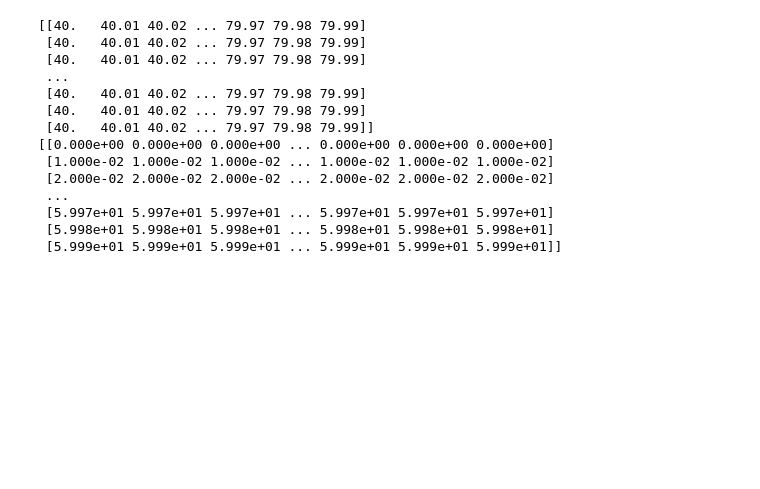
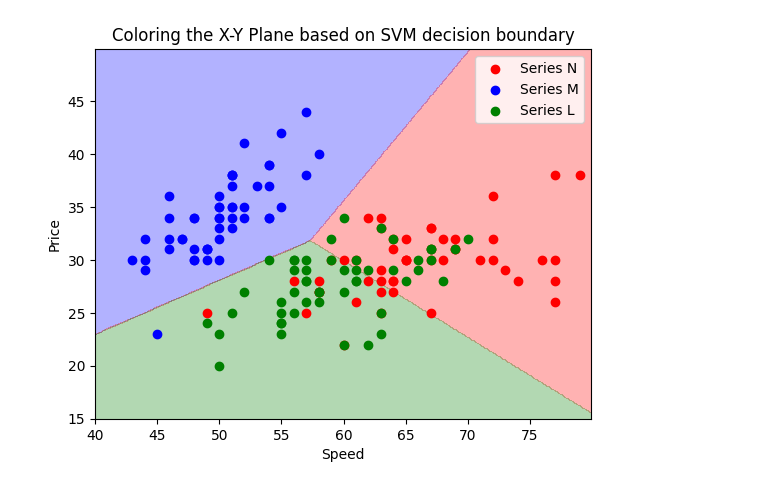
Before and after one commit to Aditya-Y-29/ML-Assignments, a Jupyter notebook: Assignment-2/Task2.ipynb, the cells around one changed output. Saved outputs shown, nothing was run; the diff lists cells and outputs as text; code cells hidden in the pictures; blank space fills up the shorter version.

```diff
--- a/Assignment-2/Task2.ipynb
+++ b/Assignment-2/Task2.ipynb
@@ -31,0 +75,11 @@ print(df)
+# %%
+def condition_function(x, y):
+    value_1 = (weight_vector_m[0] * x + weight_vector_m[1] * y + intercept_m)
+    value_2 = (weight_vector_n[0] * x + weight_vector_n[1] * y + intercept_n)
+    value_3 = (weight_vector_l[0] * x + weight_vector_l[1] * y + intercept_l)
+    if value_1 >= value_2 and value_1 >= value_3:
+        return 0
+    if value_2 >= value_1 and value_2 >= value_3:
+        return 1
+    if value_3 >= value_2 and value_3 >= value_1:
+        return 2
@@ -153,47 +182,21 @@ plt.show()
 # %%
-x_min, x_max = 40, 80
-y_min, y_max = 0, 60
-step = 0.01
-xx, yy = np.meshgrid(np.arange(x_min, x_max, step),
-                     np.arange(y_min, y_max, step))
-print(xx)
-print(yy)
-# Define your condition function
-def condition_function(x, y):
-    value_1 = (weight_vector_m[0] * x + weight_vector_m[1] * y + intercept_m) / np.linalg.norm(weight_vector_m)
-    value_2 = (weight_vector_n[0] * x + weight_vector_n[1] * y + intercept_n) / np.linalg.norm(weight_vector_n)
-    value_3 = (weight_vector_l[0] * x + weight_vector_l[1] * y + intercept_l) / np.linalg.norm(weight_vector_l)
-    if value_1 >= value_2 and value_1 >= value_3:
-        return 0
-    if value_2 >= value_1 and value_2 >= value_3:
-        return 1
-    if value_3 >= value_2 and value_3 >= value_1:
-        return 2
-
-# Evaluate the condition for each point in the grid
-condition_values = np.vectorize(condition_function)(xx, yy)
-print(condition_values)
-# Plot the colored x-y plane
-plt.contourf(xx, yy, condition_values, levels=[-0.5, 0.5, 1.5, 2.5], colors=('blue', 'green', 'red'),  alpha=0.3)
-plt.scatter(dataframe[dataframe['Model'] == 'Series N'][x_column], dataframe[dataframe['Model'] == 'Series N'][y_column], c='red', label='Series N')
-plt.scatter(dataframe[dataframe['Model'] == 'Series M'][x_column], dataframe[dataframe['Model'] == 'Series M'][y_column], c='blue', label='Series M')
-plt.scatter(dataframe[dataframe['Model'] == 'Series L'][x_column], dataframe[dataframe['Model'] == 'Series L'][y_column], c='green', label='Series L')
-plt.xlabel('X')
-plt.ylabel('Y')
-plt.title('Coloring the X-Y Plane based on Condition')
-plt.show()
+# Plotting desicion boundary of SVM.
+def plot_svm_decision_boundary():
+    x_min, x_max = 40, 80
+    y_min, y_max = 15, 50
+    step = 0.1
+    xx, yy = np.meshgrid(np.arange(x_min, x_max, step), np.arange(y_min, y_max, step))
+    condition_values = np.vectorize(condition_function)(xx, yy)
+    plt.contourf(xx, yy, condition_values, levels=[-0.5, 0.5, 1.5, 2.5], colors=('blue', 'red', 'green'),  alpha=0.3)
+    plt.scatter(dataframe[dataframe['Model'] == 'Series N'][x_column], dataframe[dataframe['Model'] == 'Series N'][y_column], c='red', label='Series N')
+    plt.scatter(dataframe[dataframe['Model'] == 'Series M'][x_column], dataframe[dataframe['Model'] == 'Series M'][y_column], c='blue', label='Series M')
+    plt.scatter(dataframe[dataframe['Model'] == 'Series L'][x_column], dataframe[dataframe['Model'] == 'Series L'][y_column], c='green', label='Series L')
+    plt.xlabel('Speed')
+    plt.ylabel('Price')
+    plt.legend()
+    plt.title('Coloring the X-Y Plane based on SVM decision boundary')
+    plt.show()
-# %% [output]
-[[40.   40.01 40.02 ... 79.97 79.98 79.99]
- [40.   40.01 40.02 ... 79.97 79.98 79.99]
- [40.   40.01 40.02 ... 79.97 79.98 79.99]
- ...
- [40.   40.01 40.02 ... 79.97 79.98 79.99]
- [40.   40.01 40.02 ... 79.97 79.98 79.99]
- [40.   40.01 40.02 ... 79.97 79.98 79.99]]
-[[0.000e+00 0.000e+00 0.000e+00 ... 0.000e+00 0.000e+00 0.000e+00]
- [1.000e-02 1.000e-02 1.000e-02 ... 1.000e-02 1.000e-02 1.000e-02]
- [2.000e-02 2.000e-02 2.000e-02 ... 2.000e-02 2.000e-02 2.000e-02]
- ...
- [5.997e+01 5.997e+01 5.997e+01 ... 5.997e+01 5.997e+01 5.997e+01]
- [5.998e+01 5.998e+01 5.998e+01 ... 5.998e+01 5.998e+01 5.998e+01]
- [5.999e+01 5.999e+01 5.999e+01 ... 5.999e+01 5.999e+01 5.999e+01]]
+# %%
+plot_svm_decision_boundary()
+# %% [output]
+[figure, added]
```
Also changed, not shown: parts of 16 cells of this notebook.
